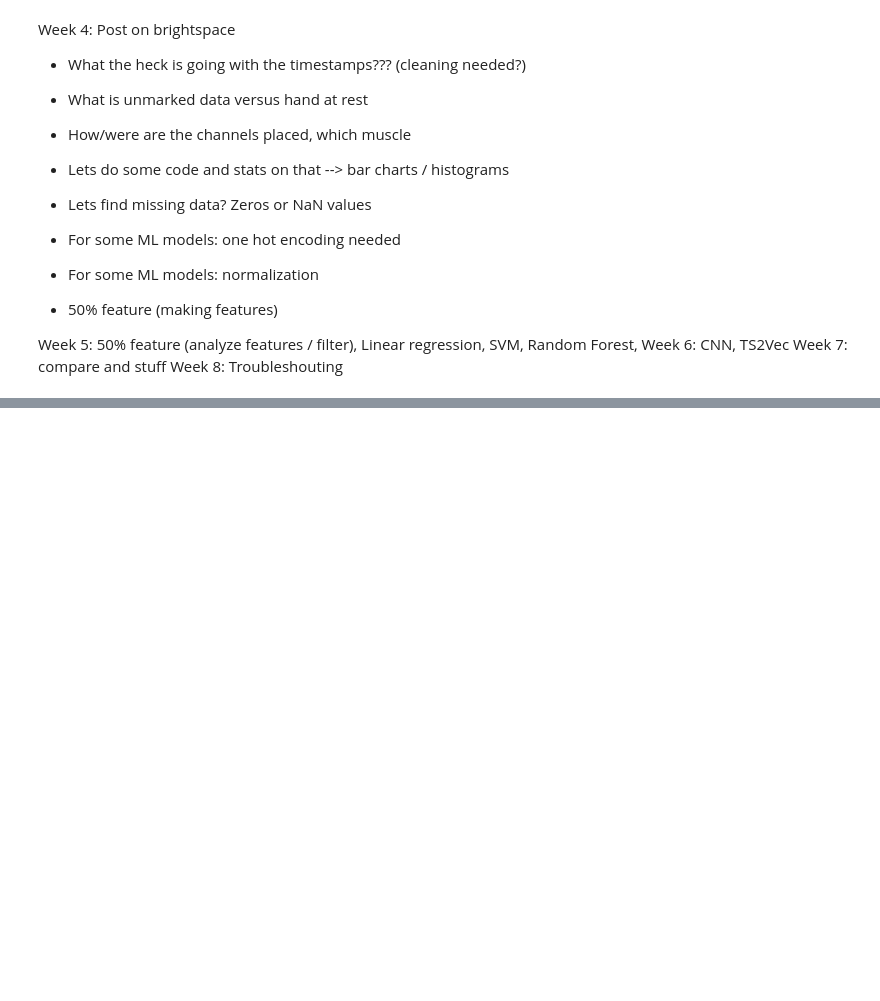
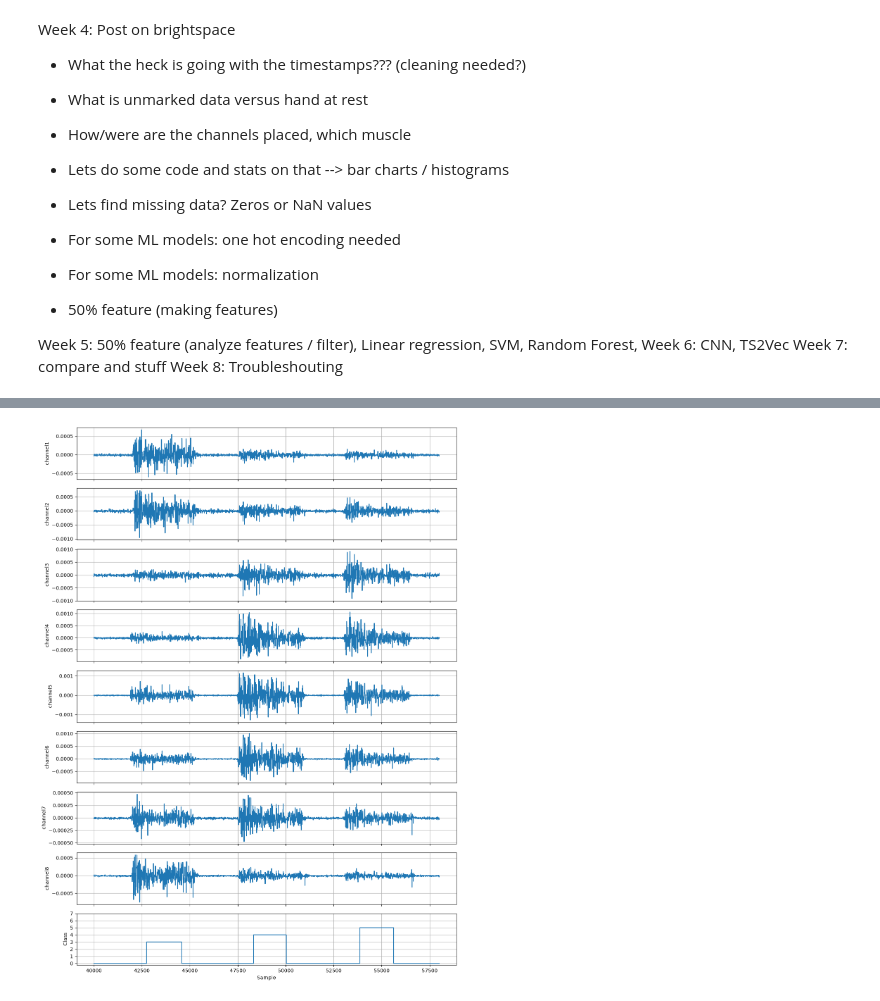
Before and after one commit to laauritaa/S-S_EMG, a Jupyter notebook: testnoteb.ipynb, the cells around one changed output, grey strips where cells are left out. Drawn from its saved outputs; the diff is of its cells as text; code cells hidden in the pictures; blank space fills up the shorter version.

```diff
--- a/testnoteb.ipynb
+++ b/testnoteb.ipynb
@@ -94,0 +113,29 @@ X_test_scaled = scaler.transform(X_test)
+# %%
+channels = [f"channel{i}" for i in range(1, 9)]
+
+start = 40000
+end = 58000
+
+fig, axes = plt.subplots(
+    9, 1, figsize=(12, 16), sharex=True
+)
+
+for i, channel in enumerate(channels):
+    axes[i].plot(df[channel].iloc[start:end])
+    axes[i].set_ylabel(channel)
+    axes[i].grid(True)
+
+axes[8].step(
+    df.index[start:end],
+    df["class"].iloc[start:end],
+    where="post"
+)
+axes[8].set_ylabel("Class")
+axes[8].set_xlabel("Sample")
+axes[8].set_yticks(range(8))
+axes[8].grid(True)
+
+plt.tight_layout()
+plt.show()
+# %% [output]
+[figure, added]
```
Also changed, not shown: parts of 23 cells of this notebook.
